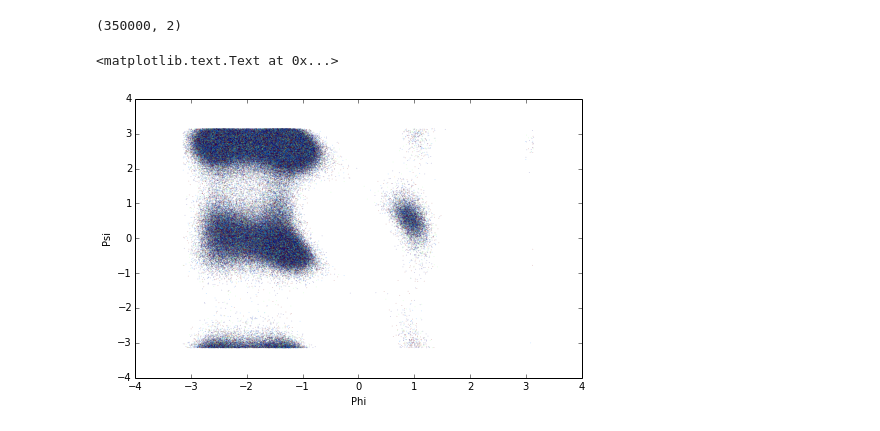
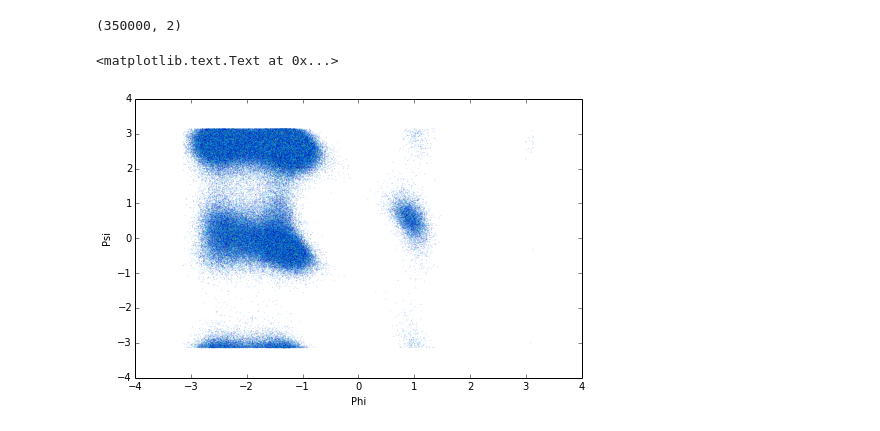
Before and after one commit to mpharrigan/wetmsm, a Jupyter notebook: ipython/ala_dihed/3-ala_dihed_msm.ipynb, the cells around one changed output. Saved outputs shown, nothing was run; the diff lists cells and outputs as text; code cells hidden in the pictures.

```diff
--- a/ipython/ala_dihed/3-ala_dihed_msm.ipynb
+++ b/ipython/ala_dihed/3-ala_dihed_msm.ipynb
@@ -246,5 +244,7 @@ pkmeans = MiniBatchKMeans(n_clusters=5)
+# %%
+pkmeans = KMeans(n_clusters=49-4)
 # %%
-formeans = np.vstack((pxy[:,0]/20, pxy[:,1])).T
+formeans = np.vstack((pxy[:,0], pxy[:,1])).T
 print(formeans.shape)
 # %% [output]
 (350000, 2)
@@ -267,8 +268,8 @@ print(txy.shape)
 (350000, 2)
 # %%
 plt.subplots(figsize=(8,5))
-plt.scatter(txy[:,0], txy[:,1], alpha=0.2, linewidth=0, s=1, c=pkmeans.labels_)
+plt.scatter(txy[:,0], txy[:,1], alpha=0.2, linewidth=0, s=1, c=pkmeans.labels_[0])
 plt.xlabel('Phi'); plt.ylabel('Psi')
 # %% [output]
 <matplotlib.text.Text at 0x...>
-[figure, old version]
+[figure, new version]
```
Also changed, not shown: parts of 7 cells of this notebook, 3 other files.
